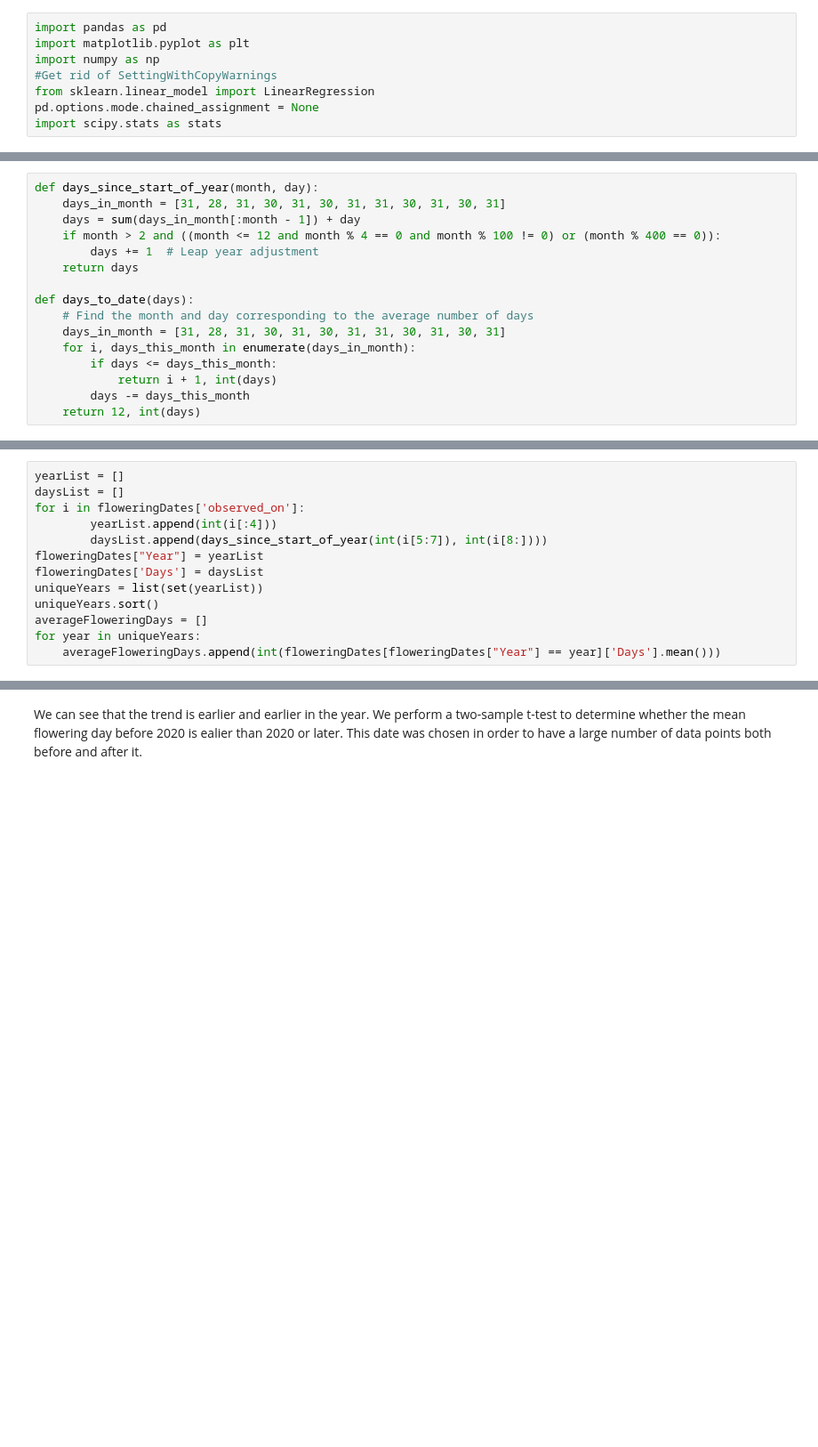
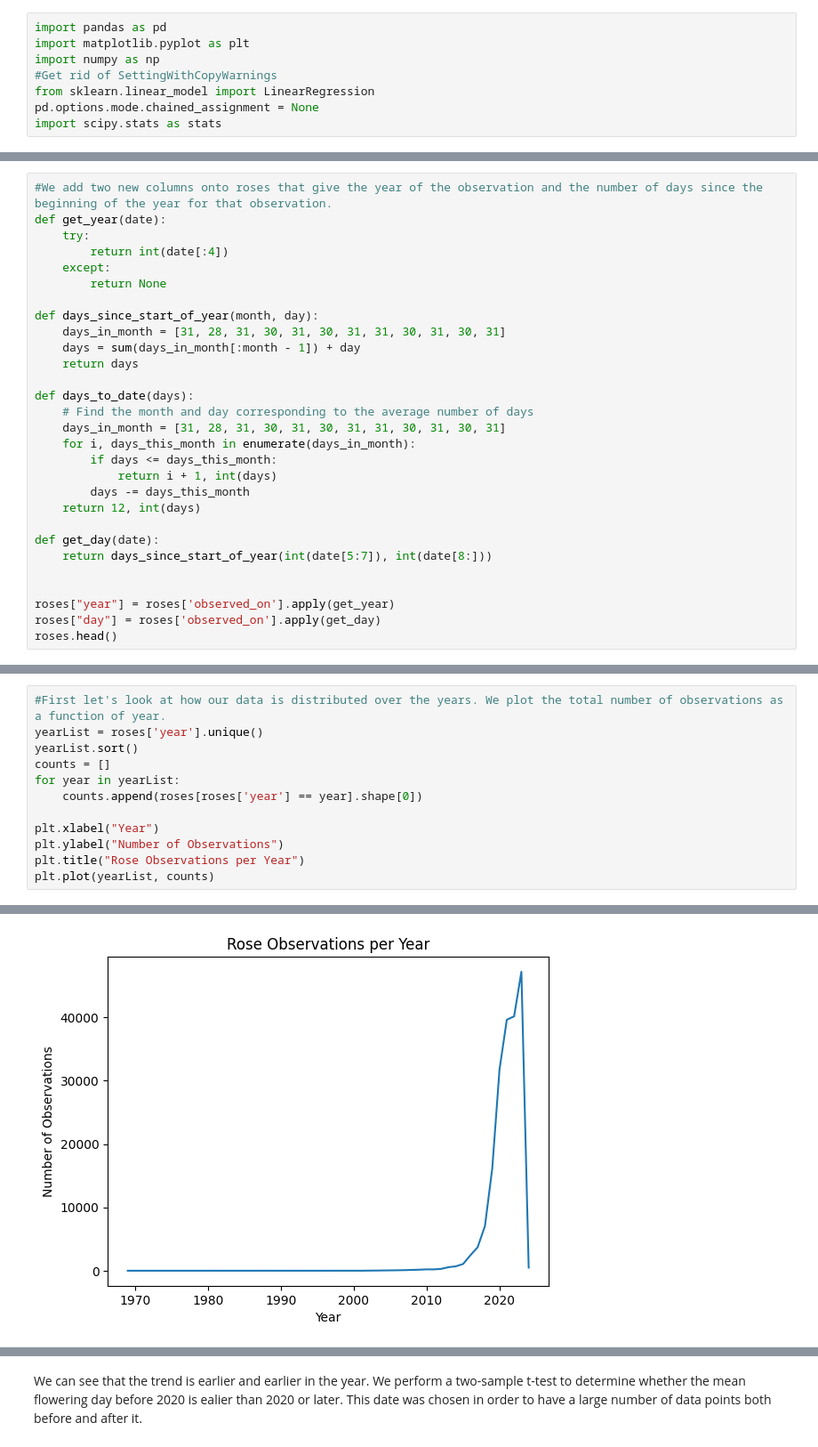
Before and after one commit to SeanHaight/FlowerIdentificationProject, a Jupyter notebook: Notebooks/rose_Hypothesis_Testing.ipynb, the cells around one changed output, grey strips where cells are left out. Shown: that part at 89% size. Drawn from its saved outputs; the diff is of its cells as text; blank space fills up the shorter version.

```diff
--- a/Notebooks/rose_Hypothesis_Testing.ipynb
+++ b/Notebooks/rose_Hypothesis_Testing.ipynb
@@ -24,9 +14,14 @@ floweringDates = roses[roses['inBloom'] == True]['observed_on'].dropna().to_fram
 # %%
+#We add two new columns onto roses that give the year of the observation and the number of days since the beginning of the year for that observation.
+def get_year(date):
+    try:
+        return int(date[:4])
+    except:
+        return None
+
 def days_since_start_of_year(month, day):
     days_in_month = [31, 28, 31, 30, 31, 30, 31, 31, 30, 31, 30, 31]
     days = sum(days_in_month[:month - 1]) + day
-    if month > 2 and ((month <= 12 and month % 4 == 0 and month % 100 != 0) or (month % 400 == 0)):
-        days += 1  # Leap year adjustment
     return days
 
 def days_to_date(days):
@@ -37,3 +32,11 @@ def days_to_date(days):
             return i + 1, int(days)
         days -= days_this_month
     return 12, int(days)
+
+def get_day(date):
+    return days_since_start_of_year(int(date[5:7]), int(date[8:]))
+
+
+roses["year"] = roses['observed_on'].apply(get_year)
+roses["day"] = roses['observed_on'].apply(get_day)
+roses.head()
@@ -40,13 +49,0 @@ def days_to_date(days):
-# %%
-yearList = []
-daysList = []
-for i in floweringDates['observed_on']:
-        yearList.append(int(i[:4]))
-        daysList.append(days_since_start_of_year(int(i[5:7]), int(i[8:])))
-floweringDates["Year"] = yearList
-floweringDates['Days'] = daysList
-uniqueYears = list(set(yearList))
-uniqueYears.sort()
-averageFloweringDays = []
-for year in uniqueYears:
-    averageFloweringDays.append(int(floweringDates[floweringDates["Year"] == year]['Days'].mean()))
@@ -70,0 +50,13 @@ plt.legend()
+# %%
+#First let's look at how our data is distributed over the years. We plot the total number of observations as a function of year.
+yearList = roses['year'].unique()
+yearList.sort()
+counts = []
+for year in yearList:
+    counts.append(roses[roses['year'] == year].shape[0])
+
+plt.xlabel("Year")
+plt.ylabel("Number of Observations")
+plt.title("Rose Observations per Year")
+plt.plot(yearList, counts)
+# %% [output]
@@ -70,0 +64 @@ plt.legend()
+[figure, added]
```
Also changed, not shown: parts of 15 cells of this notebook.
